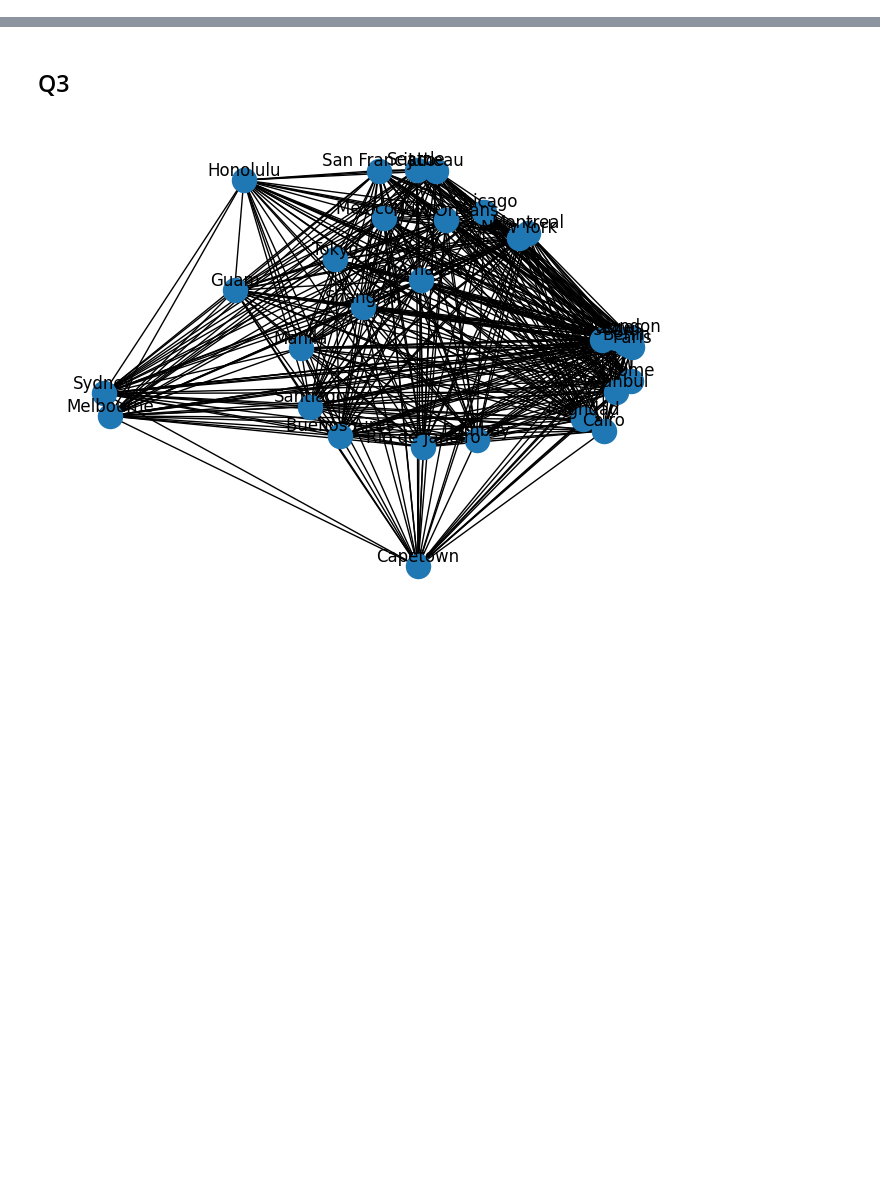
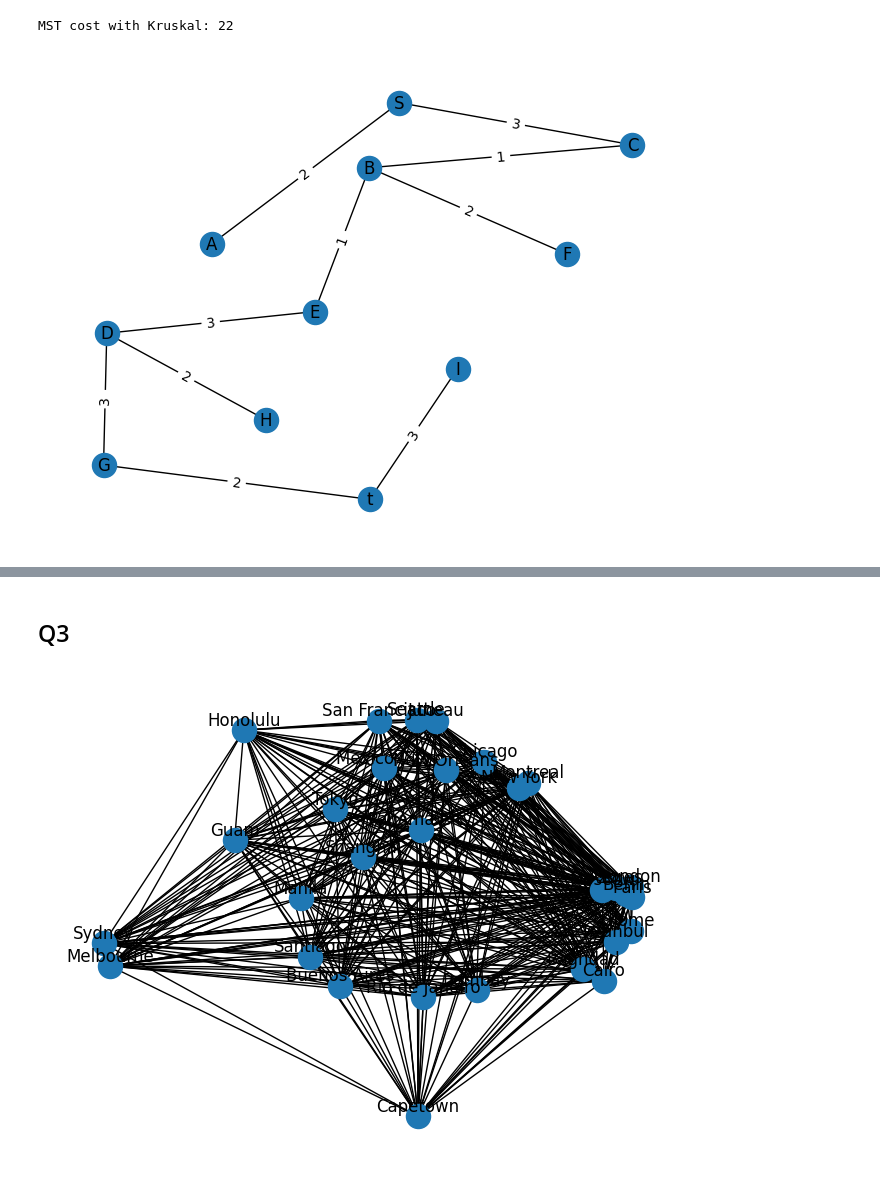
Before and after one commit to Apothemia/CSE5004-Exercises, a Jupyter notebook: Week4/solutions.ipynb, the cells around one changed output, grey strips where cells are left out. Saved outputs shown, nothing was run; the diff lists cells and outputs as text; code cells hidden in the pictures; blank space fills up the shorter version.

```diff
--- a/Week4/solutions.ipynb
+++ b/Week4/solutions.ipynb
@@ -6 +31,13 @@ import pandas as pd
+# %%
+q1_mst = nx.minimum_spanning_tree(G_q1, algorithm='kruskal')
+q1_mst_weights = nx.get_edge_attributes(q1_mst, 'weight')
+
+print('MST cost with Kruskal:', sum(q1_mst_weights.values()))
+
+nx.draw(q1_mst, pos=q1_pos, with_labels=True)
+nx.draw_networkx_edge_labels(q1_mst, pos=q1_pos, edge_labels=q1_mst_weights)
+plt.show()
+# %% [output]
+MST cost with Kruskal: 22
+[figure, added]
 # %% [markdown]
```
Also changed, not shown: parts of 10 cells of this notebook, 2 other files.
